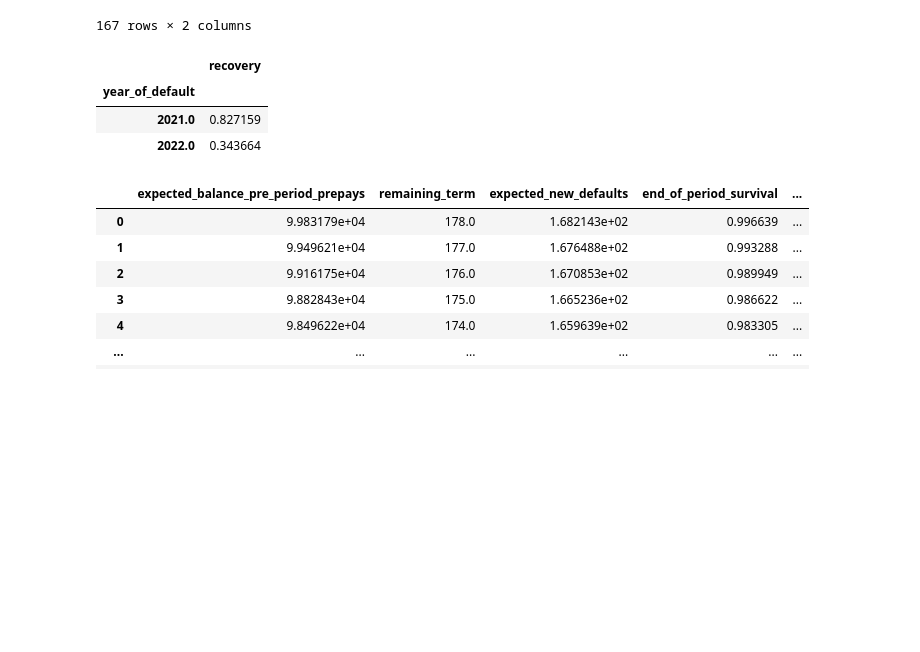
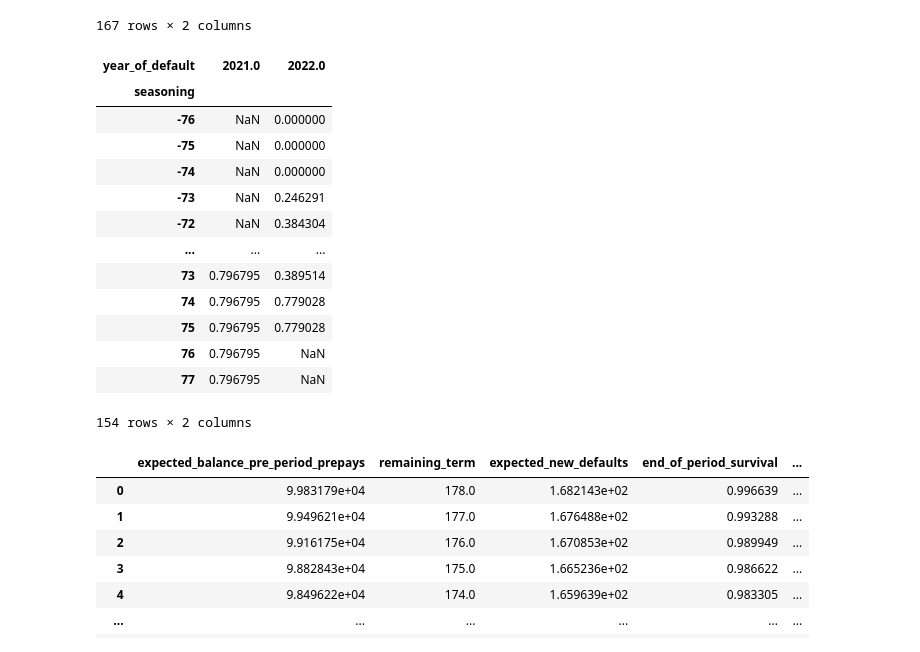
Before and after one commit to charlielao/loanlib, a Jupyter notebook: notebooks/example.ipynb, the cells around one changed output. Drawn from its saved outputs; the diff is of its cells as text; code cells hidden in the pictures; blank space fills up the shorter version.

```diff
--- a/notebooks/example.ipynb
+++ b/notebooks/example.ipynb
@@ -84,13 +84,23 @@ curves2.curve('CPR')
 167 rows × 2 columns
 # %%
 #Question 7
-curves3 = LoanMetrics(df, index='year_of_default')
+curves3 = LoanMetrics(df, pivots=['year_of_default'])
 curves3.curve('Recovery')
 # %% [output]
-|  | recovery |
-| year_of_default |  |
-| 2021.0 | 0.827159 |
-| 2022.0 | 0.343664 |
+| year_of_default | 2021.0 | 2022.0 |
+| seasoning |  |  |
+| -76 | NaN | 0.000000 |
+| -75 | NaN | 0.000000 |
+| -74 | NaN | 0.000000 |
+| -73 | NaN | 0.246291 |
+| -72 | NaN | 0.384304 |
+| ... | ... | ... |
+| 73 | 0.796795 | 0.389514 |
+| 74 | 0.796795 | 0.779028 |
+| 75 | 0.796795 | 0.779028 |
+| 76 | 0.796795 | NaN |
+| 77 | 0.796795 | NaN |
+154 rows × 2 columns
 # %%
 #Question 8
 #don't quite understand the question
```
Also changed, not shown: 2 other files.
